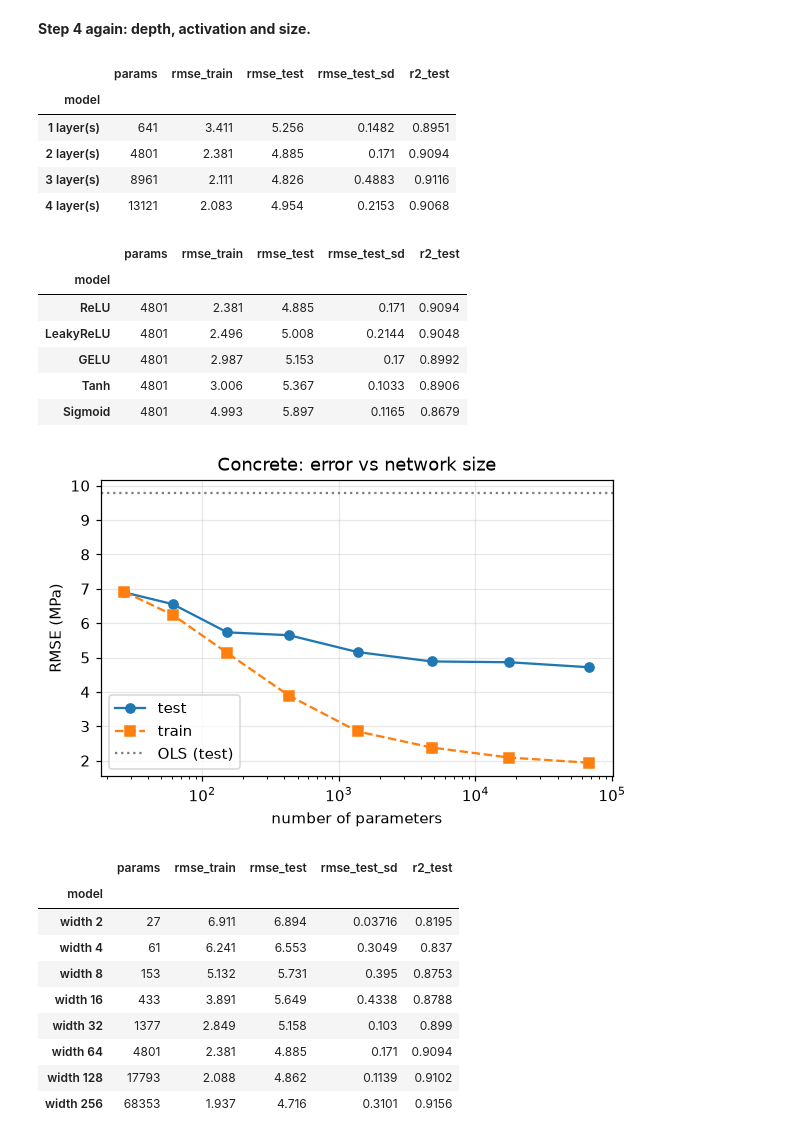
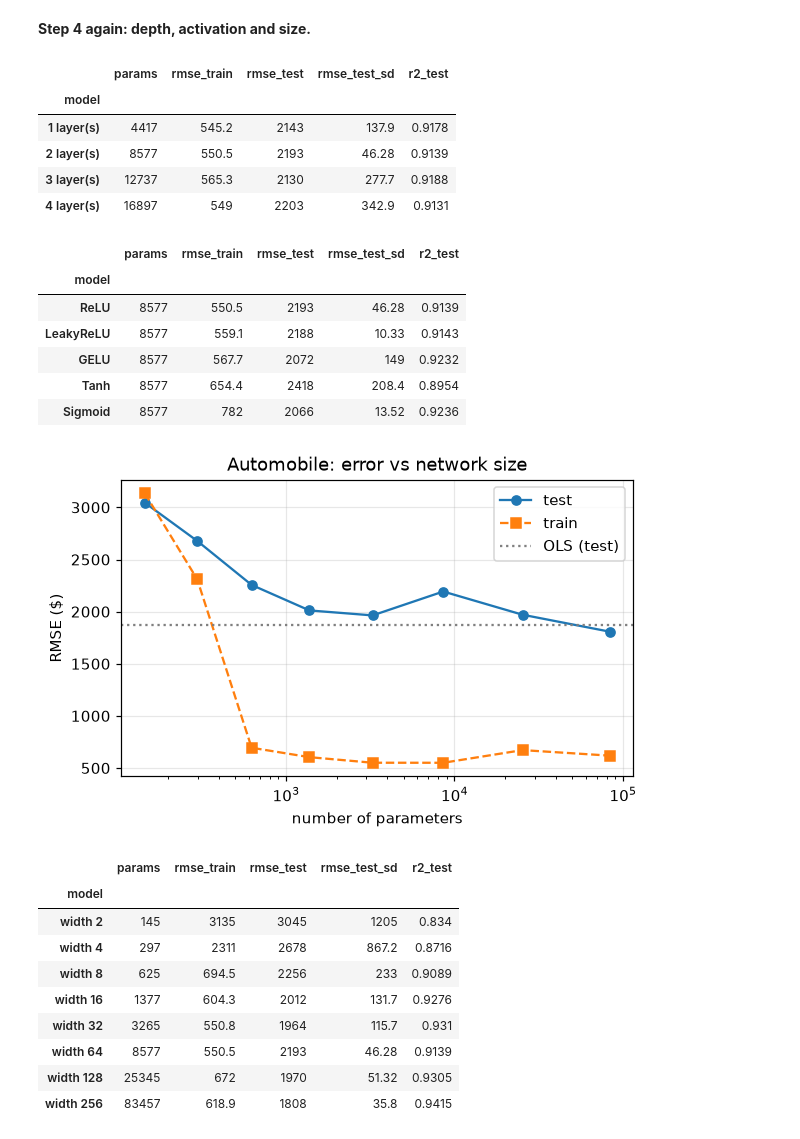
Before and after one commit to Space0code/emai-ml-lab2, a Jupyter notebook: part1.ipynb, the cells around one changed output. Drawn from its saved outputs; the diff is of its cells as text; code cells hidden in the pictures.

```diff
--- a/part1.ipynb
+++ b/part1.ipynb
@@ -518,14 +520,14 @@ after 300 epochs: RMSE train 2.39 / test 4.95 MPa, test R2 0.907
 # %%
-def in_mpa(res):  # RMSE in MPa; the _sd column is the seed std (delta method)
-    return res.assign(rmse_train=to_mpa(res.mse_train), rmse_test=to_mpa(res.mse_test),
-                      rmse_test_sd=MPA * res.mse_test_sd / (2 * np.sqrt(res.mse_test)))[
+def in_usd(res):  # RMSE in $; the _sd column is the seed std (delta method)
+    return res.assign(rmse_train=to_usd(res.mse_train), rmse_test=to_usd(res.mse_test),
+                      rmse_test_sd=USD * res.mse_test_sd / (2 * np.sqrt(res.mse_test)))[
         ["params", "rmse_train", "rmse_test", "rmse_test_sd", "r2_test"]]
 
 big = (128, 128, 128)
 rwd, _ = compare({f"{a}, wd {wd:g}": dict(widths=w, wd=wd)
-                  for a, w in [("2x64", (64, 64)), ("3x128", big)] for wd in [0, 1e-3, 1e-2, 1e-1]},
+                  for a, w in [("2x64", (64, 64)), ("3x128", big)] for wd in [0, 1e-3, 1e-2, 1e-1, 1]},
                  real, epochs=R_EPOCHS)
-in_mpa(rwd)
+in_usd(rwd)
 # %% [output]
 |  | params | rmse_train | rmse_test | rmse_test_sd | r2_test |
 | model |  |  |  |  |  |
@@ -547,44 +552,44 @@ So: tune $\lambda$ on a validation set rather than assume it helps. Early stoppi
 **Step 4 again: depth, activation and size.**
 # %%
 rdepth, _ = compare({f"{d} layer(s)": dict(widths=(64,) * d) for d in [1, 2, 3, 4]}, real, epochs=R_EPOCHS)
-in_mpa(rdepth)
+in_usd(rdepth)
 # %% [output]
 |  | params | rmse_train | rmse_test | rmse_test_sd | r2_test |
 | model |  |  |  |  |  |
-| 1 layer(s) | 641 | 3.411 | 5.256 | 0.1482 | 0.8951 |
-| 2 layer(s) | 4801 | 2.381 | 4.885 | 0.171 | 0.9094 |
-| 3 layer(s) | 8961 | 2.111 | 4.826 | 0.4883 | 0.9116 |
-| 4 layer(s) | 13121 | 2.083 | 4.954 | 0.2153 | 0.9068 |
+| 1 layer(s) | 4417 | 545.2 | 2143 | 137.9 | 0.9178 |
+| 2 layer(s) | 8577 | 550.5 | 2193 | 46.28 | 0.9139 |
+| 3 layer(s) | 12737 | 565.3 | 2130 | 277.7 | 0.9188 |
+| 4 layer(s) | 16897 | 549 | 2203 | 342.9 | 0.9131 |
 # %%
 ract, _ = compare({k: dict(act=a) for k, a in activations.items()}, real, epochs=R_EPOCHS)
-in_mpa(ract)
+in_usd(ract)
 # %% [output]
 |  | params | rmse_train | rmse_test | rmse_test_sd | r2_test |
 | model |  |  |  |  |  |
-| ReLU | 4801 | 2.381 | 4.885 | 0.171 | 0.9094 |
-| LeakyReLU | 4801 | 2.496 | 5.008 | 0.2144 | 0.9048 |
-| GELU | 4801 | 2.987 | 5.153 | 0.17 | 0.8992 |
-| Tanh | 4801 | 3.006 | 5.367 | 0.1033 | 0.8906 |
-| Sigmoid | 4801 | 4.993 | 5.897 | 0.1165 | 0.8679 |
+| ReLU | 8577 | 550.5 | 2193 | 46.28 | 0.9139 |
+| LeakyReLU | 8577 | 559.1 | 2188 | 10.33 | 0.9143 |
+| GELU | 8577 | 567.7 | 2072 | 149 | 0.9232 |
+| Tanh | 8577 | 654.4 | 2418 | 208.4 | 0.8954 |
+| Sigmoid | 8577 | 782 | 2066 | 13.52 | 0.9236 |
 # %%
 rwidth, _ = compare({f"width {w}": dict(widths=(w, w)) for w in [2, 4, 8, 16, 32, 64, 128, 256]}, real, epochs=R_EPOCHS)
 fig, ax = plt.subplots(figsize=(6, 3.5))
-ax.plot(rwidth.params, to_mpa(rwidth.mse_test), "o-", label="test")
-ax.plot(rwidth.params, to_mpa(rwidth.mse_train), "s--", label="train")
-ax.axhline(to_mpa(lin_mse), color="gray", ls=":", label="OLS (test)")
-ax.set(xscale="log", xlabel="number of parameters", ylabel="RMSE (MPa)", title="Concrete: error vs network size")
+ax.plot(rwidth.params, to_usd(rwidth.mse_test), "o-", label="test")
+ax.plot(rwidth.params, to_usd(rwidth.mse_train), "s--", label="train")
+ax.axhline(to_usd(lin_mse), color="gray", ls=":", label="OLS (test)")
+ax.set(xscale="log", xlabel="number of parameters", ylabel="RMSE ($)", title="Automobile: error vs network size")
 ax.legend(); plt.show()
-in_mpa(rwidth)
+in_usd(rwidth)
 # %% [output]
-[figure, old version]
+[figure, new version]
 |  | params | rmse_train | rmse_test | rmse_test_sd | r2_test |
 | model |  |  |  |  |  |
-| width 2 | 27 | 6.911 | 6.894 | 0.03716 | 0.8195 |
-| width 4 | 61 | 6.241 | 6.553 | 0.3049 | 0.837 |
-| width 8 | 153 | 5.132 | 5.731 | 0.395 | 0.8753 |
-| width 16 | 433 | 3.891 | 5.649 | 0.4338 | 0.8788 |
-| width 32 | 1377 | 2.849 | 5.158 | 0.103 | 0.899 |
-| width 64 | 4801 | 2.381 | 4.885 | 0.171 | 0.9094 |
-| width 128 | 17793 | 2.088 | 4.862 | 0.1139 | 0.9102 |
-| width 256 | 68353 | 1.937 | 4.716 | 0.3101 | 0.9156 |
+| width 2 | 145 | 3135 | 3045 | 1205 | 0.834 |
+| width 4 | 297 | 2311 | 2678 | 867.2 | 0.8716 |
+| width 8 | 625 | 694.5 | 2256 | 233 | 0.9089 |
+| width 16 | 1377 | 604.3 | 2012 | 131.7 | 0.9276 |
+| width 32 | 3265 | 550.8 | 1964 | 115.7 | 0.931 |
+| width 64 | 8577 | 550.5 | 2193 | 46.28 | 0.9139 |
+| width 128 | 25345 | 672 | 1970 | 51.32 | 0.9305 |
+| width 256 | 83457 | 618.9 | 1808 | 35.8 | 0.9415 |
 # %% [markdown]
```
Also changed, not shown: parts of 13 cells of this notebook.
